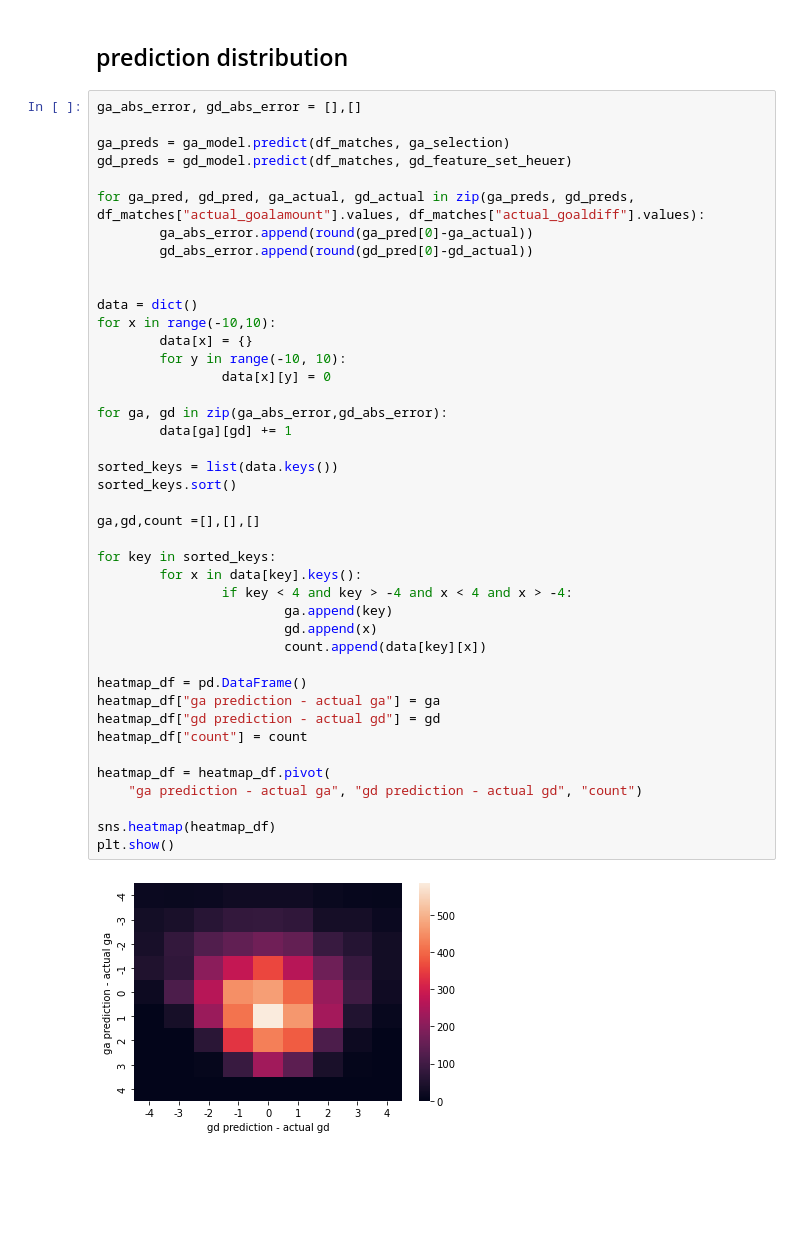
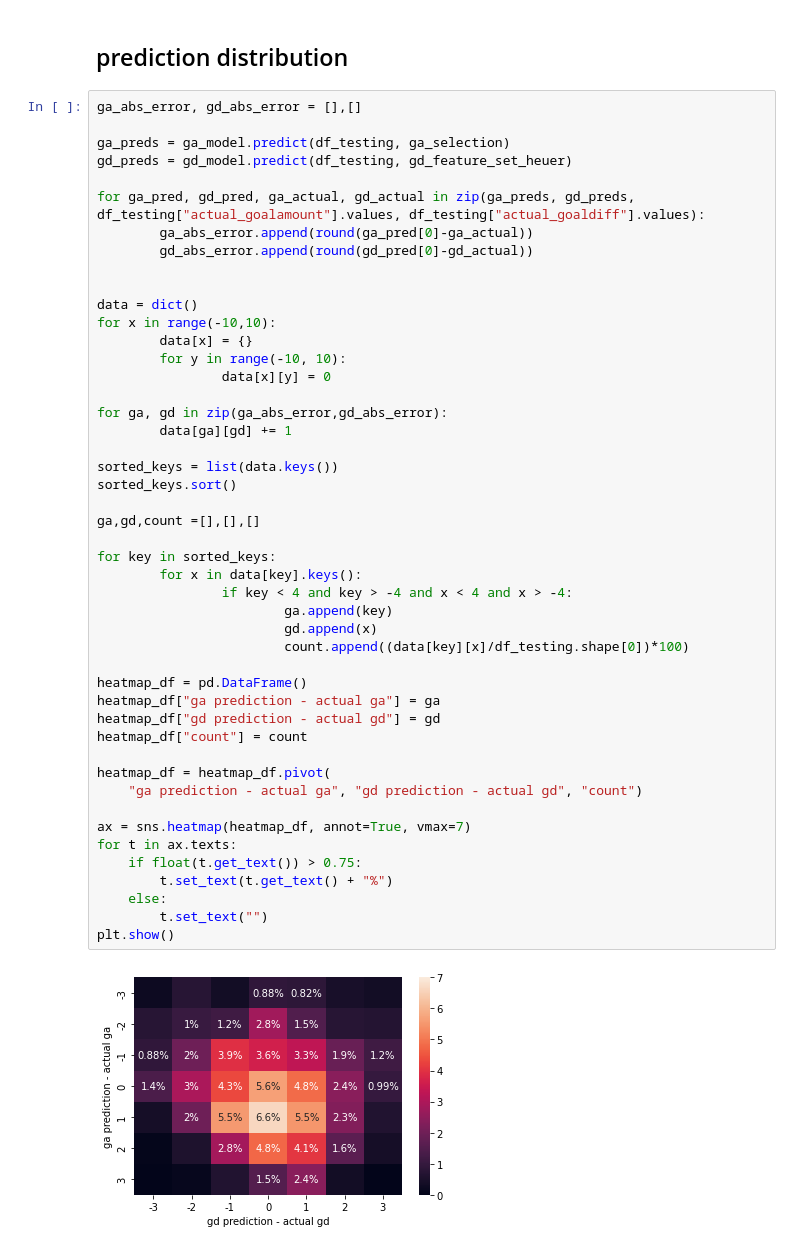
Before and after one commit to LUKEx76/football_prediction, a Jupyter notebook: ag_model/ag_regression.ipynb, the cells around one changed output. Cells and saved outputs as stored; diff of their text form; blank space fills up the shorter version.

Commit message:
Plot work

```diff
--- a/ag_model/ag_regression.ipynb
+++ b/ag_model/ag_regression.ipynb
@@ -351,10 +445,10 @@ General model weights:
 # %%
 ga_abs_error, gd_abs_error = [],[]
 
-ga_preds = ga_model.predict(df_matches, ga_selection)
-gd_preds = gd_model.predict(df_matches, gd_feature_set_heuer)
+ga_preds = ga_model.predict(df_testing, ga_selection)
+gd_preds = gd_model.predict(df_testing, gd_feature_set_heuer)
 
-for ga_pred, gd_pred, ga_actual, gd_actual in zip(ga_preds, gd_preds, df_matches["actual_goalamount"].values, df_matches["actual_goaldiff"].values):
+for ga_pred, gd_pred, ga_actual, gd_actual in zip(ga_preds, gd_preds, df_testing["actual_goalamount"].values, df_testing["actual_goaldiff"].values):
         ga_abs_error.append(round(ga_pred[0]-ga_actual))
         gd_abs_error.append(round(gd_pred[0]-gd_actual))
 
@@ -362,33 +456,38 @@ for ga_pred, gd_pred, ga_actual, gd_actual in zip(ga_preds, gd_preds, df_matches
 data = dict()
 for x in range(-10,10):
         data[x] = {}
         for y in range(-10, 10):
                 data[x][y] = 0
 
 for ga, gd in zip(ga_abs_error,gd_abs_error):
         data[ga][gd] += 1
 
 sorted_keys = list(data.keys())
 sorted_keys.sort()
 
 ga,gd,count =[],[],[]
 
 for key in sorted_keys:
         for x in data[key].keys():
                 if key < 4 and key > -4 and x < 4 and x > -4:
                         ga.append(key)
                         gd.append(x)
-                        count.append(data[key][x])
+                        count.append((data[key][x]/df_testing.shape[0])*100)
 
 heatmap_df = pd.DataFrame()
 heatmap_df["ga prediction - actual ga"] = ga
 heatmap_df["gd prediction - actual gd"] = gd
 heatmap_df["count"] = count
 
 heatmap_df = heatmap_df.pivot(
     "ga prediction - actual ga", "gd prediction - actual gd", "count")
 
-sns.heatmap(heatmap_df)
+ax = sns.heatmap(heatmap_df, annot=True, vmax=7)
+for t in ax.texts:
+    if float(t.get_text()) > 0.75:
+        t.set_text(t.get_text() + "%")
+    else:
+        t.set_text("")
 plt.show()
 # %% [output]
-[figure, old version]
+[figure, new version]
```
Also changed, not shown: parts of 4 cells of this notebook, 5 other files.
